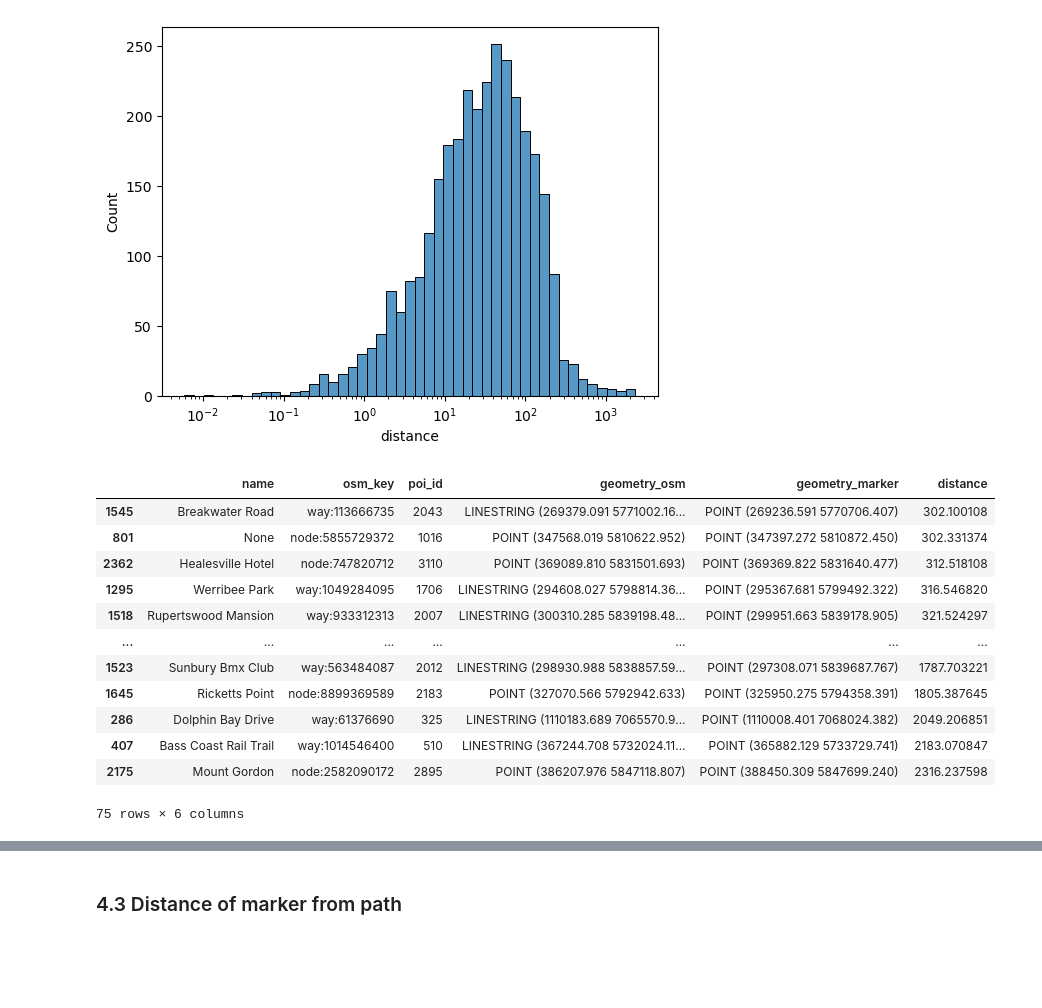
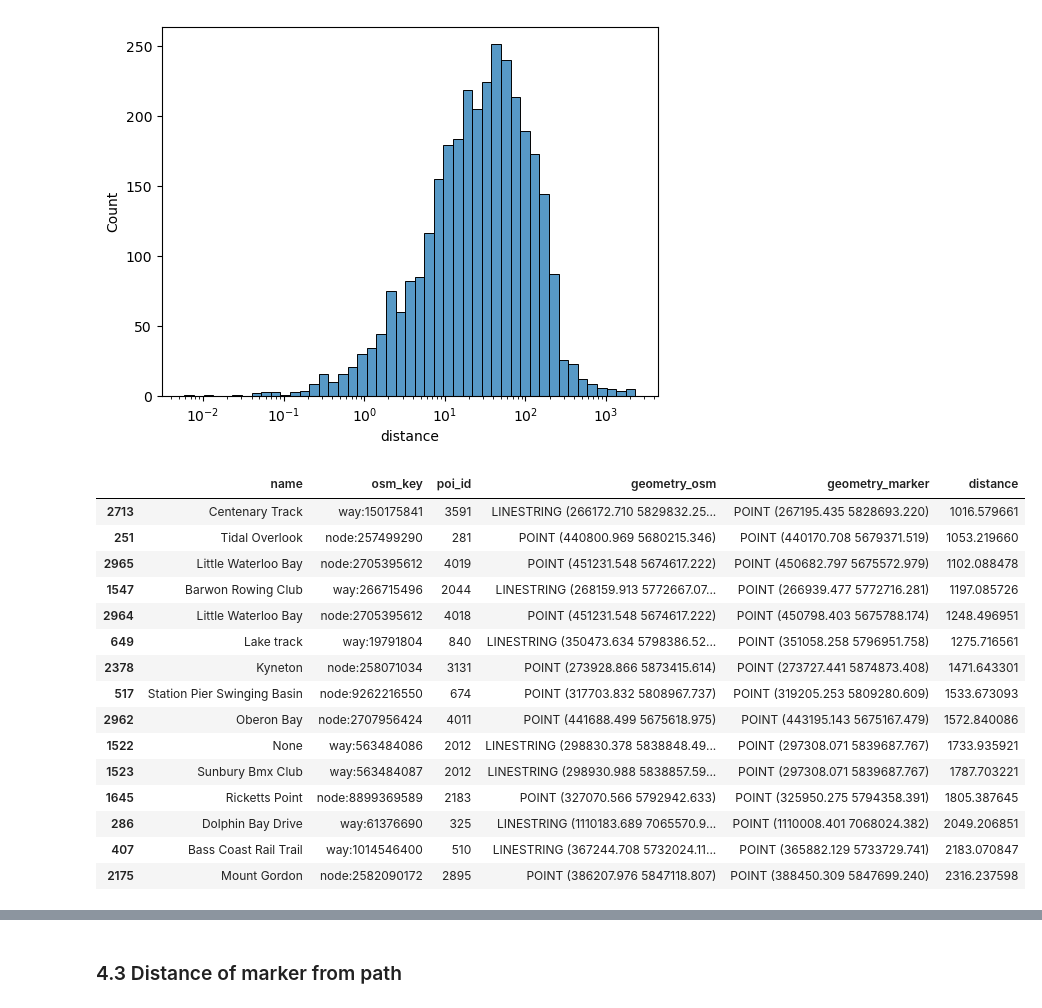
Before and after one commit to hamzeiehsan/leisure-walking-analysis, a Jupyter notebook: 4. final analysis.ipynb, the cells around one changed output, grey strips where cells are left out. Drawn from its saved outputs; the diff is of its cells as text; code cells hidden in the pictures; blank space fills up the shorter version.

```diff
--- a/4. final analysis.ipynb
+++ b/4. final analysis.ipynb
@@ -1000,18 +1000,21 @@ sns.histplot(data=osm_markers, x="distance", log_scale=True)
 <Axes: xlabel='distance', ylabel='Count'>
 [figure]
 # %%
-osm_markers[osm_markers['distance'] > 300].sort_values('distance')  # could be an issue of polygon vs. polyline?
+osm_markers[osm_markers['distance'] > 1000].sort_values('distance')  # could be an issue of polygon vs. polyline?
 # %% [output]
 |  | name | osm_key | poi_id | geometry_osm | geometry_marker | distance |
-| 1545 | Breakwater Road | way:113666735 | 2043 | LINESTRING (269379.091 5771002.16... | POINT (269236.591 5770706.407) | 302.100108 |
-| 801 | None | node:5855729372 | 1016 | POINT (347568.019 5810622.952) | POINT (347397.272 5810872.450) | 302.331374 |
-| 2362 | Healesville Hotel | node:747820712 | 3110 | POINT (369089.810 5831501.693) | POINT (369369.822 5831640.477) | 312.518108 |
-| 1295 | Werribee Park | way:1049284095 | 1706 | LINESTRING (294608.027 5798814.36... | POINT (295367.681 5799492.322) | 316.546820 |
-| 1518 | Rupertswood Mansion | way:933312313 | 2007 | LINESTRING (300310.285 5839198.48... | POINT (299951.663 5839178.905) | 321.524297 |
-| ... | ... | ... | ... | ... | ... | ... |
+| 2713 | Centenary Track | way:150175841 | 3591 | LINESTRING (266172.710 5829832.25... | POINT (267195.435 5828693.220) | 1016.579661 |
+| 251 | Tidal Overlook | node:257499290 | 281 | POINT (440800.969 5680215.346) | POINT (440170.708 5679371.519) | 1053.219660 |
+| 2965 | Little Waterloo Bay | node:2705395612 | 4019 | POINT (451231.548 5674617.222) | POINT (450682.797 5675572.979) | 1102.088478 |
+| 1547 | Barwon Rowing Club | way:266715496 | 2044 | LINESTRING (268159.913 5772667.07... | POINT (266939.477 5772716.281) | 1197.085726 |
+| 2964 | Little Waterloo Bay | node:2705395612 | 4018 | POINT (451231.548 5674617.222) | POINT (450798.403 5675788.174) | 1248.496951 |
+| 649 | Lake track | way:19791804 | 840 | LINESTRING (350473.634 5798386.52... | POINT (351058.258 5796951.758) | 1275.716561 |
+| 2378 | Kyneton | node:258071034 | 3131 | POINT (273928.866 5873415.614) | POINT (273727.441 5874873.408) | 1471.643301 |
+| 517 | Station Pier Swinging Basin | node:9262216550 | 674 | POINT (317703.832 5808967.737) | POINT (319205.253 5809280.609) | 1533.673093 |
+| 2962 | Oberon Bay | node:2707956424 | 4011 | POINT (441688.499 5675618.975) | POINT (443195.143 5675167.479) | 1572.840086 |
+| 1522 | None | way:563484086 | 2012 | LINESTRING (298830.378 5838848.49... | POINT (297308.071 5839687.767) | 1733.935921 |
 | 1523 | Sunbury Bmx Club | way:563484087 | 2012 | LINESTRING (298930.988 5838857.59... | POINT (297308.071 5839687.767) | 1787.703221 |
 | 1645 | Ricketts Point | node:8899369589 | 2183 | POINT (327070.566 5792942.633) | POINT (325950.275 5794358.391) | 1805.387645 |
 | 286 | Dolphin Bay Drive | way:61376690 | 325 | LINESTRING (1110183.689 7065570.9... | POINT (1110008.401 7068024.382) | 2049.206851 |
 | 407 | Bass Coast Rail Trail | way:1014546400 | 510 | LINESTRING (367244.708 5732024.11... | POINT (365882.129 5733729.741) | 2183.070847 |
 | 2175 | Mount Gordon | node:2582090172 | 2895 | POINT (386207.976 5847118.807) | POINT (388450.309 5847699.240) | 2316.237598 |
-75 rows × 6 columns
```
Also changed, not shown: parts of 2 cells of this notebook, 2 other files.
